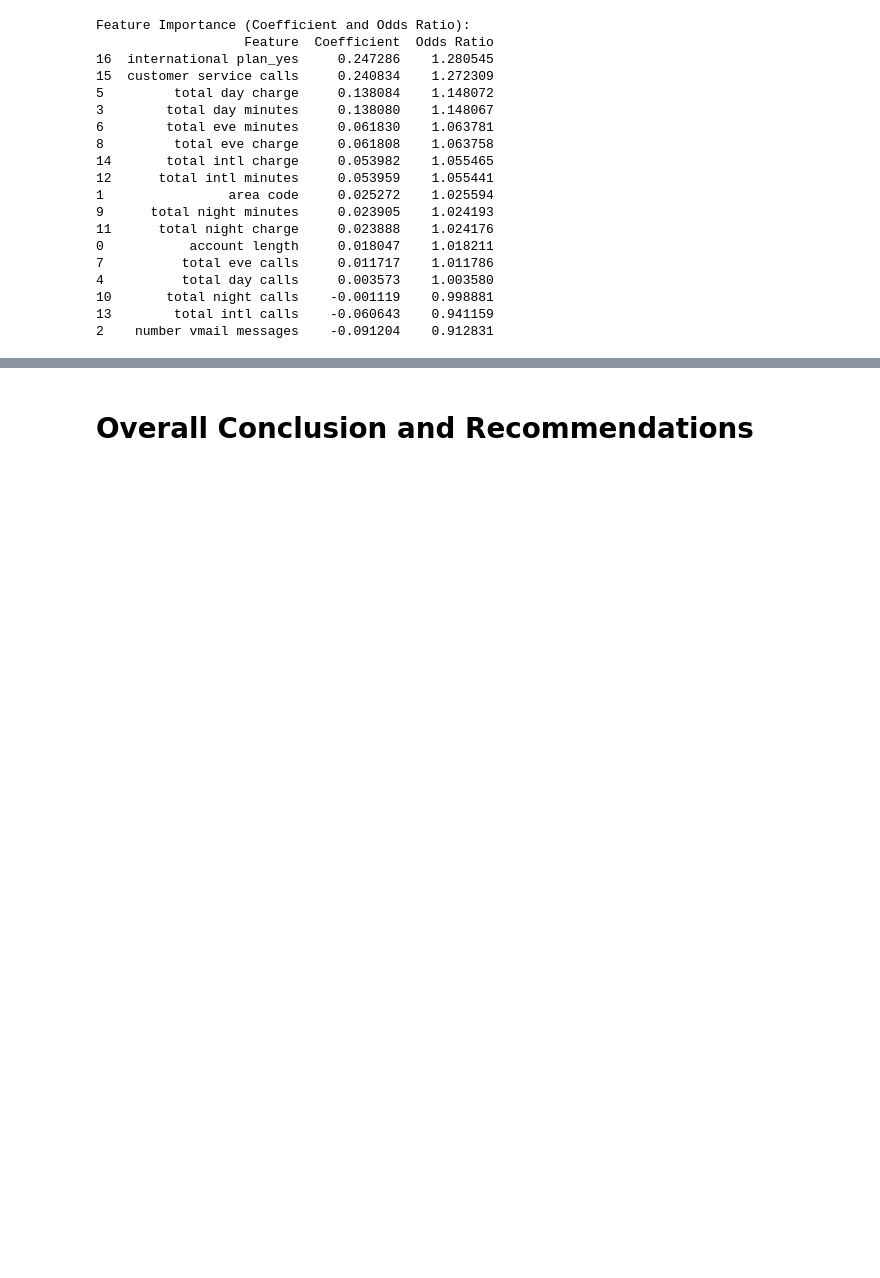
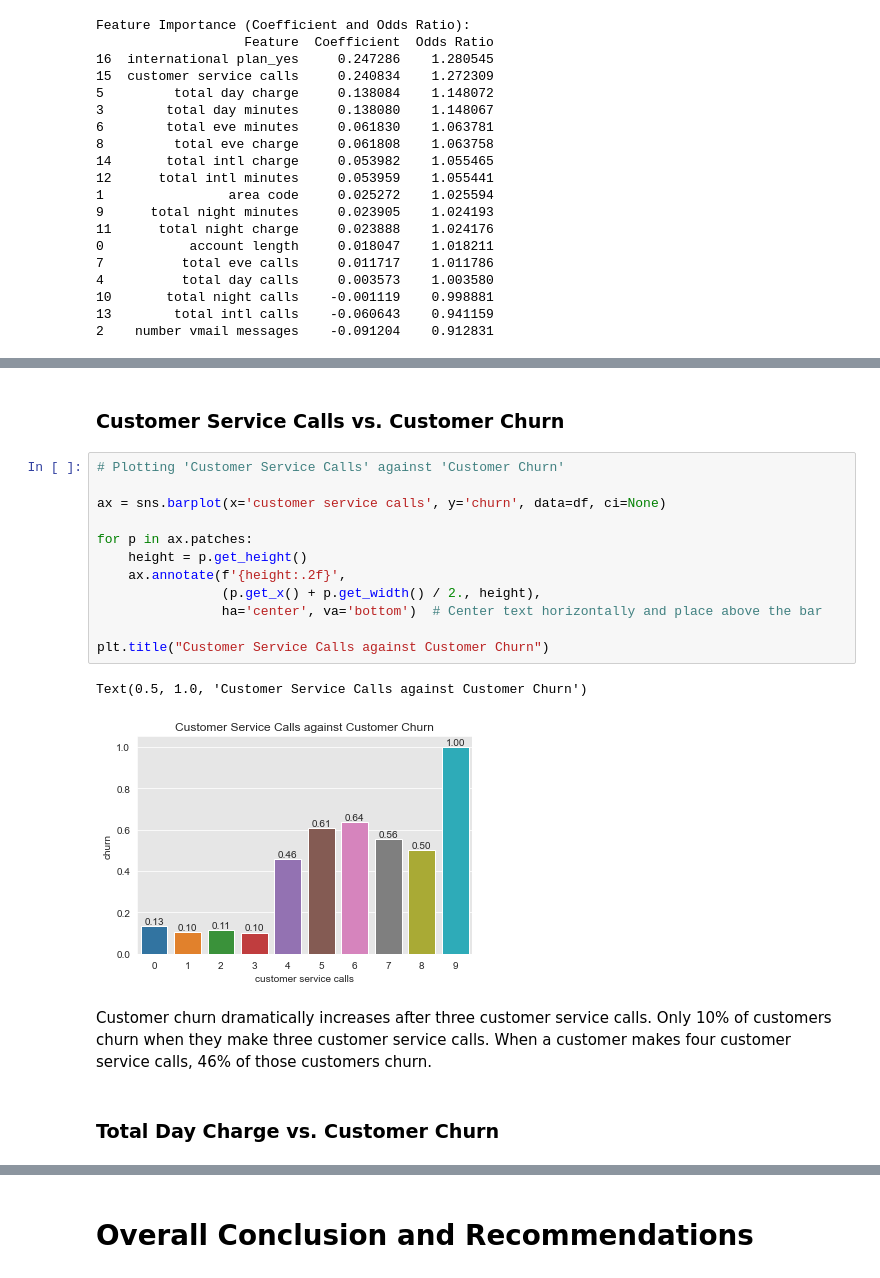
Before and after one commit to keithotuomagie/telcom_analysis, a Jupyter notebook: notebook.ipynb, the cells around one changed output, grey strips where cells are left out. Drawn from its saved outputs; the diff is of its cells as text; blank space fills up the shorter version.

```diff
--- a/notebook.ipynb
+++ b/notebook.ipynb
@@ -1444,0 +1458,21 @@ I will proceed by analyzing the top three features - 1) International Plan_yes,
+# %% [markdown]
+### Customer Service Calls vs. Customer Churn
+# %%
+# Plotting 'Customer Service Calls' against 'Customer Churn'
+
+ax = sns.barplot(x='customer service calls', y='churn', data=df, ci=None)
+
+for p in ax.patches:
+    height = p.get_height()
+    ax.annotate(f'{height:.2f}',
+                (p.get_x() + p.get_width() / 2., height),
+                ha='center', va='bottom')  # Center text horizontally and place above the bar
+
+plt.title("Customer Service Calls against Customer Churn")
+# %% [output]
+Text(0.5, 1.0, 'Customer Service Calls against Customer Churn')
+[figure, added]
+# %% [markdown]
+Customer churn dramatically increases after three customer service calls.  Only 10% of customers churn when they make three customer service calls.  When a customer makes four customer service calls, 46% of those customers churn.
+# %% [markdown]
+### Total Day Charge vs. Customer Churn
```
Also changed, not shown: parts of 23 cells of this notebook, 2 other files.
